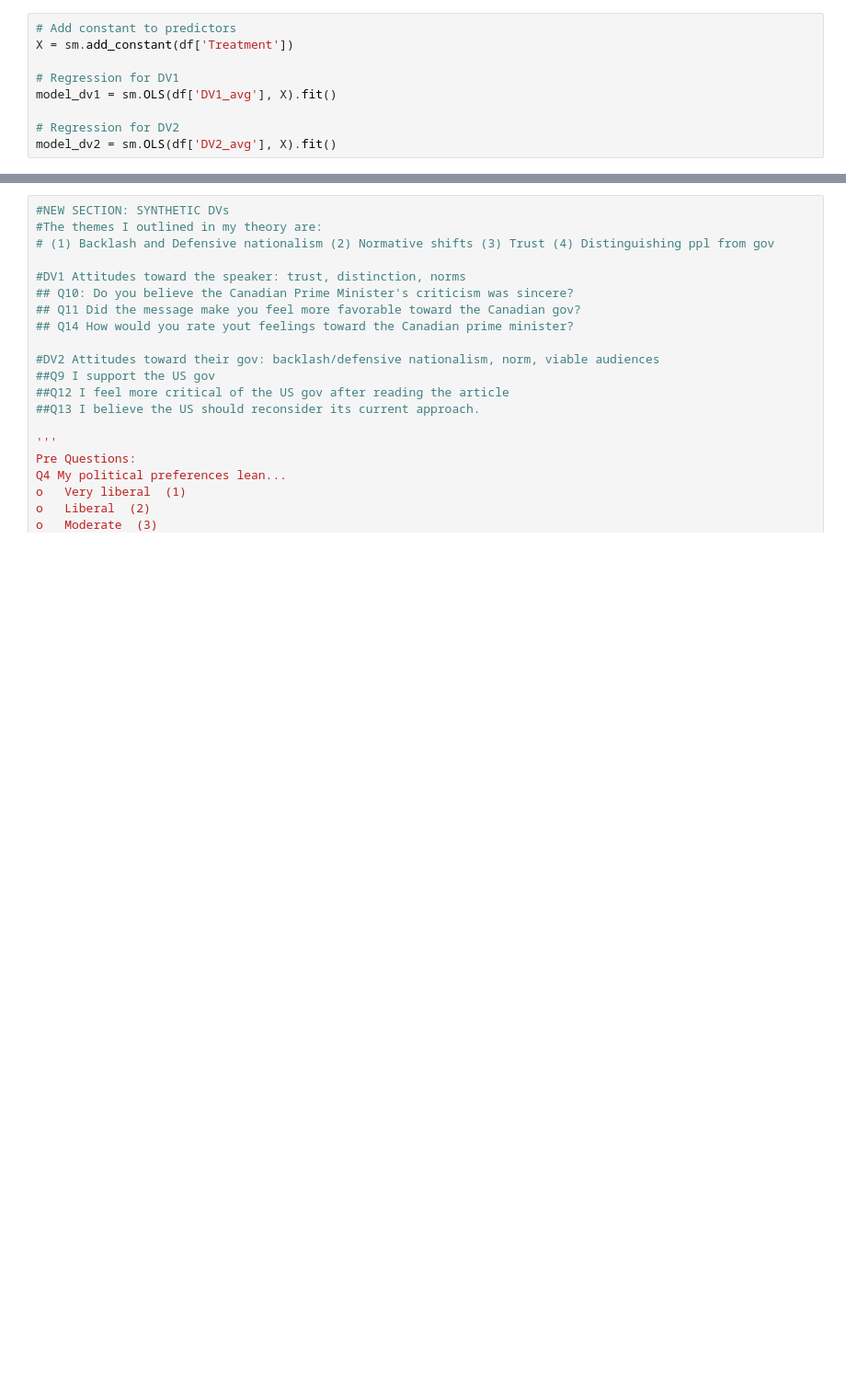
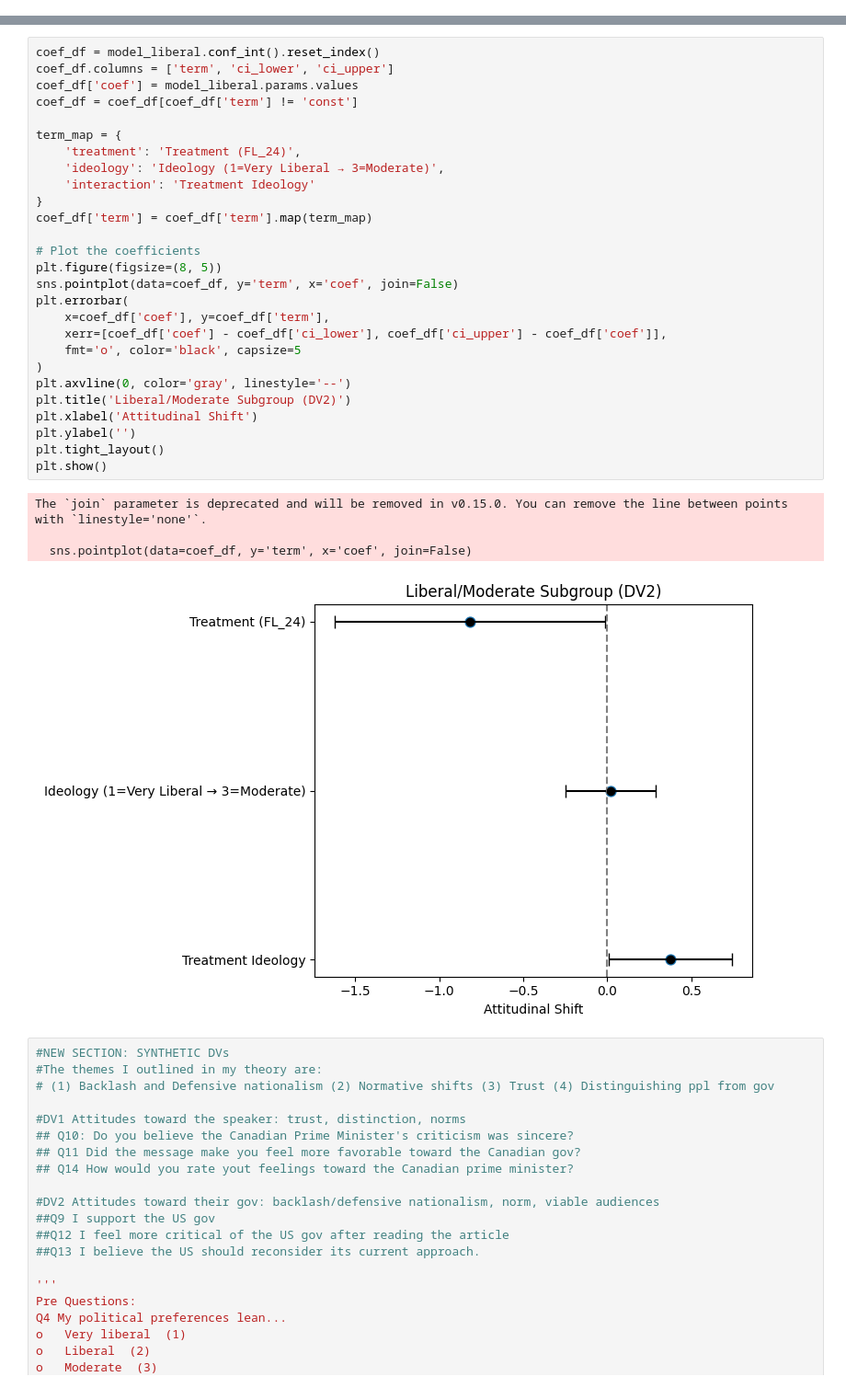
Before and after one commit to lmsobhani/Thesis, a Jupyter notebook: SurveyAnalysis2.ipynb, the cells around one changed output, grey strips where cells are left out. Shown at 92% size. Cells and saved outputs as stored; diff of their text form; blank space fills up the shorter version.

Commit message:
ideology impact on DV1 and DV2

```diff
--- a/SurveyAnalysis2.ipynb
+++ b/SurveyAnalysis2.ipynb
@@ -55,9 +59,0 @@ ValueError: zero-size array to reduction operation maximum which has no identity
-# %%
-# Add constant to predictors
-X = sm.add_constant(df['Treatment'])
-
-# Regression for DV1
-model_dv1 = sm.OLS(df['DV1_avg'], X).fit()
-
-# Regression for DV2
-model_dv2 = sm.OLS(df['DV2_avg'], X).fit()
@@ -66,3 +113,35 @@ ValueError: Pandas data cast to numpy dtype of object. Check input data with np.
+# %%
+coef_df = model_liberal.conf_int().reset_index()
+coef_df.columns = ['term', 'ci_lower', 'ci_upper']
+coef_df['coef'] = model_liberal.params.values
+coef_df = coef_df[coef_df['term'] != 'const']
+
+term_map = {
+    'treatment': 'Treatment (FL_24)',
+    'ideology': 'Ideology (1=Very Liberal → 3=Moderate)',
+    'interaction': 'Treatment Ideology'
+}
+coef_df['term'] = coef_df['term'].map(term_map)
+
+# Plot the coefficients
+plt.figure(figsize=(8, 5))
+sns.pointplot(data=coef_df, y='term', x='coef', join=False)
+plt.errorbar(
+    x=coef_df['coef'], y=coef_df['term'],
+    xerr=[coef_df['coef'] - coef_df['ci_lower'], coef_df['ci_upper'] - coef_df['coef']],
+    fmt='o', color='black', capsize=5
+)
+plt.axvline(0, color='gray', linestyle='--')
+plt.title('Liberal/Moderate Subgroup (DV2)')
+plt.xlabel('Attitudinal Shift')
+plt.ylabel('')
+plt.tight_layout()
+plt.show()
+# %% [output]
+The `join` parameter is deprecated and will be removed in v0.15.0. You can remove the line between points with `linestyle='none'`.
+
+  sns.pointplot(data=coef_df, y='term', x='coef', join=False)
+[figure, added]
 # %%
 #NEW SECTION: SYNTHETIC DVs
 #The themes I outlined in my theory are:
```
Also changed, not shown: parts of 5 cells of this notebook.
